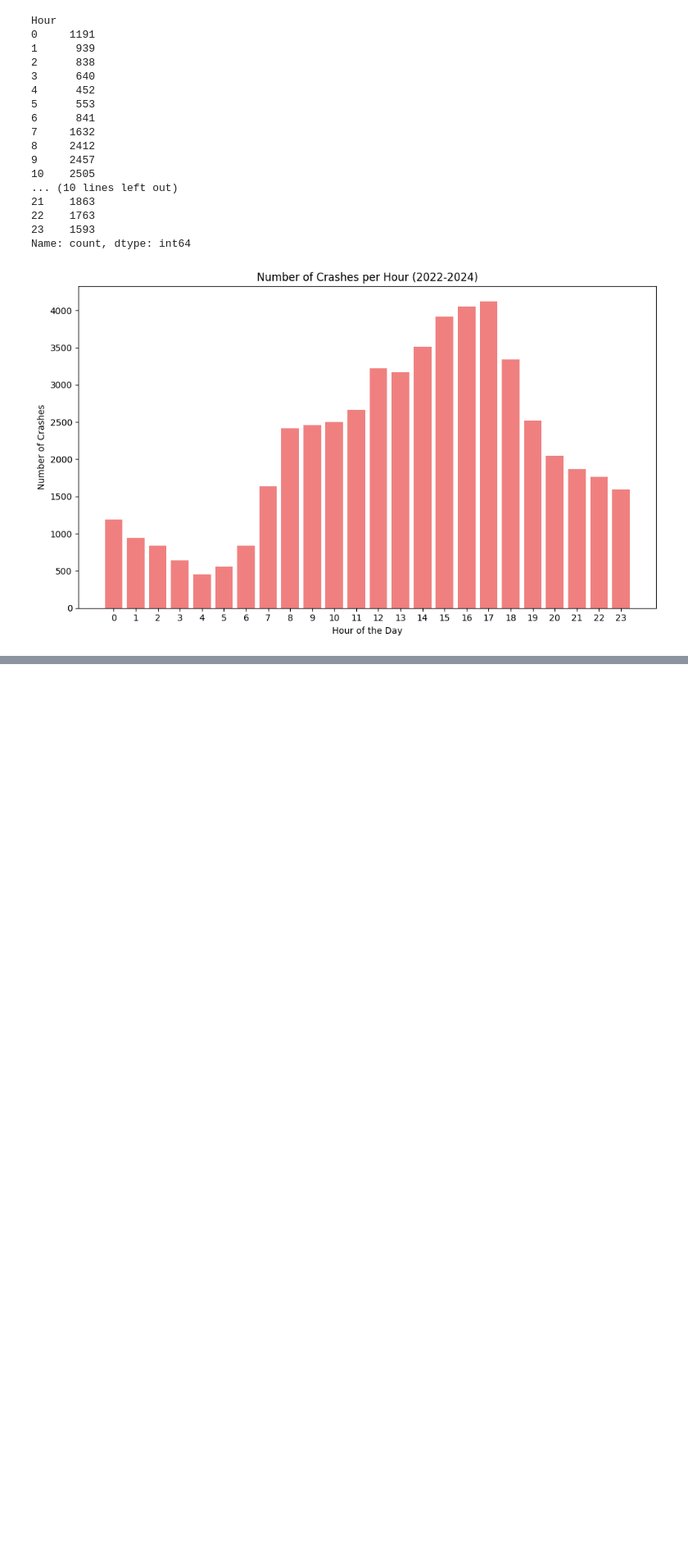
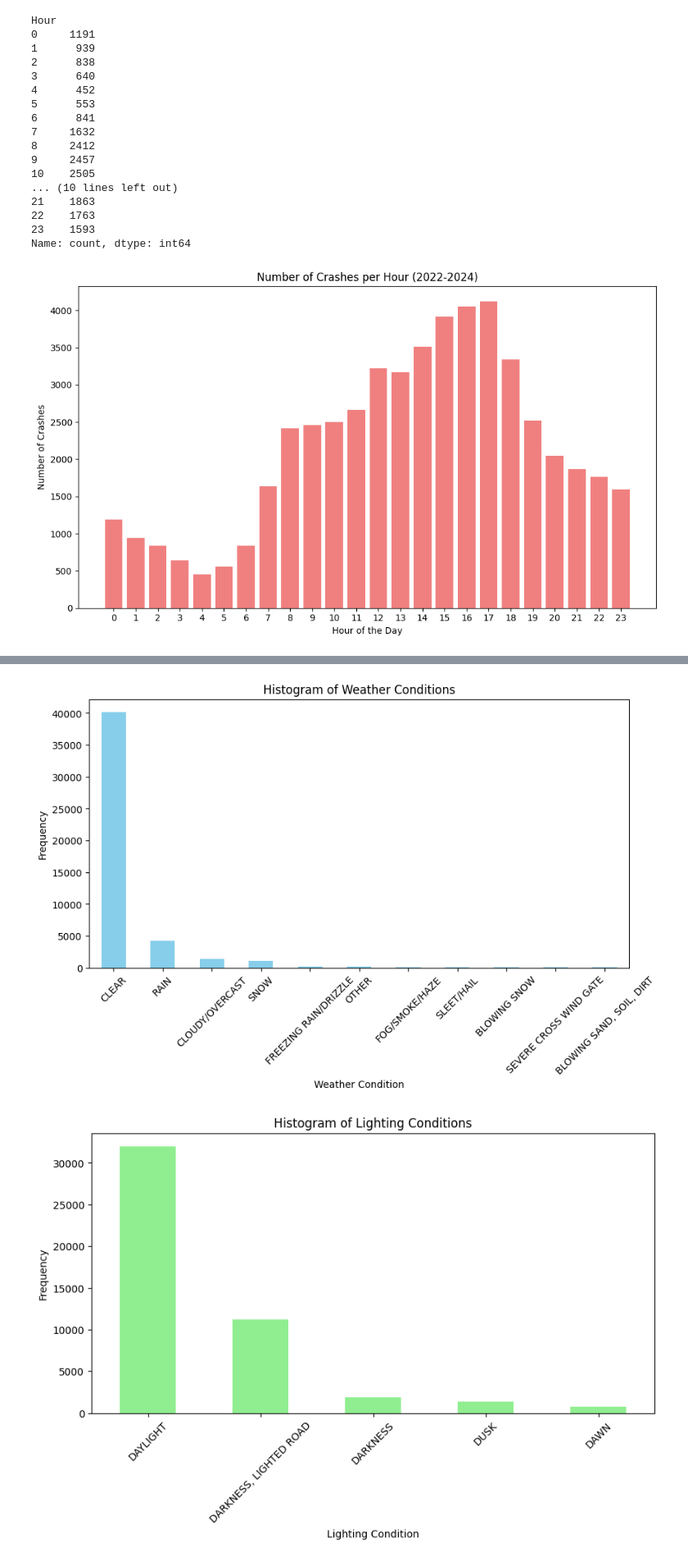
Before and after one commit to jessica-pei8/ChicagoPedestrianSafety, a Jupyter notebook: final.ipynb, the cells around one changed output, grey strips where cells are left out. Shown at 82% size. Cells and saved outputs as stored; diff of their text form; code cells hidden in the pictures; blank space fills up the shorter version.

```diff
--- a/final.ipynb
+++ b/final.ipynb
@@ -284,0 +328,20 @@ Name: count, dtype: int64
+# %%
+filtered_df1 = filtered_df[(filtered_df['WEATHER_CONDITION'] != 'UNKNOWN') & (filtered_df['LIGHTING_CONDITION'] != 'UNKNOWN')]
+plt.figure(figsize=(10, 5))
+filtered_df1['WEATHER_CONDITION'].value_counts().plot(kind='bar', color='skyblue')
+plt.title('Histogram of Weather Conditions')
+plt.xlabel('Weather Condition')
+plt.ylabel('Frequency')
+plt.xticks(rotation=45)
+plt.show()
+
+plt.figure(figsize=(10, 5))
+filtered_df1['LIGHTING_CONDITION'].value_counts().plot(kind='bar', color='lightgreen')
+plt.title('Histogram of Lighting Conditions')
+plt.xlabel('Lighting Condition')
+plt.ylabel('Frequency')
+plt.xticks(rotation=45)
+plt.show()
+# %% [output]
+[figure, added]
+[figure, added]
```
Also changed, not shown: parts of 4 cells of this notebook, 2 other files.
